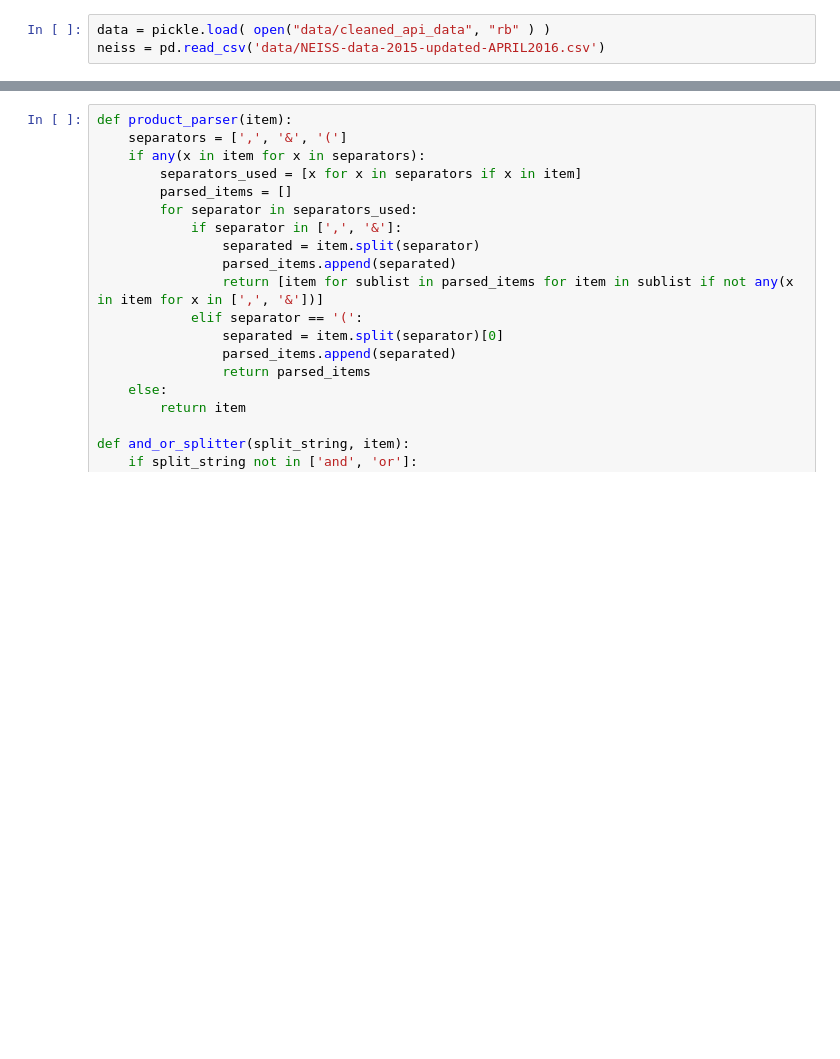
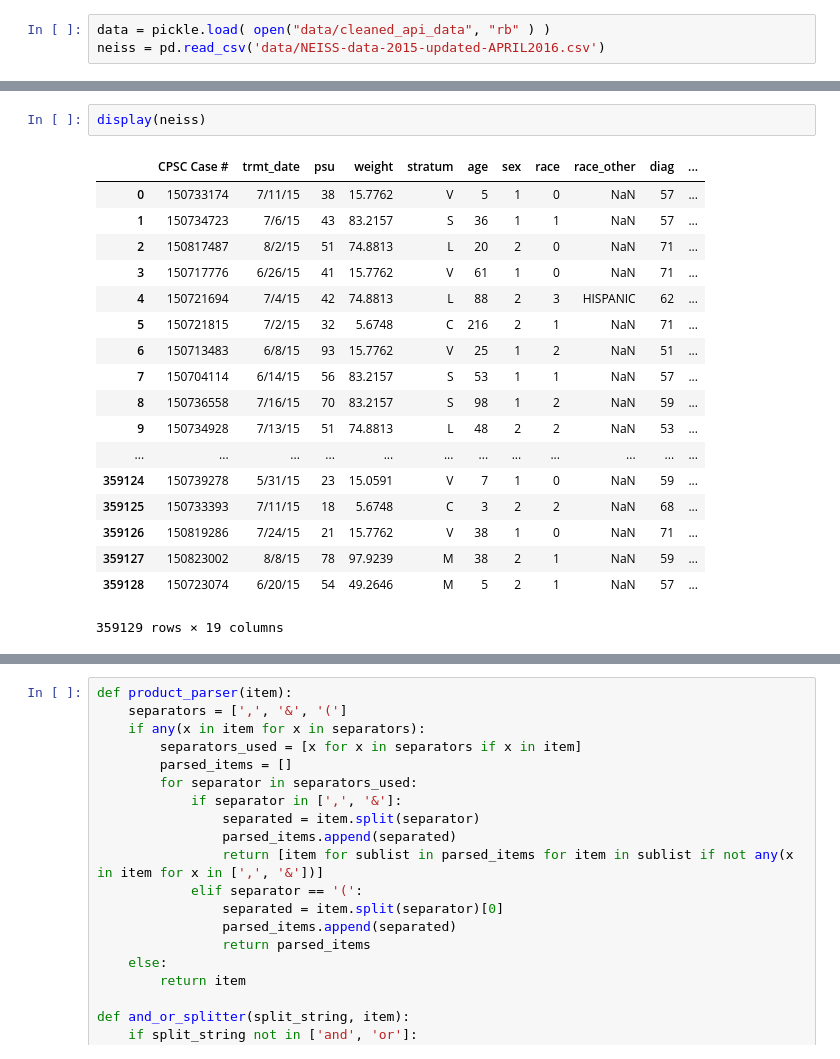
Before and after one commit to minh5/cpsc, a Jupyter notebook: datakind.ipynb, the cells around one changed output, grey strips where cells are left out. Saved outputs shown, nothing was run; the diff lists cells and outputs as text; blank space fills up the shorter version.

```diff
--- a/datakind.ipynb
+++ b/datakind.ipynb
@@ -48,0 +70,21 @@ neiss = pd.read_csv('data/NEISS-data-2015-updated-APRIL2016.csv')
+# %%
+display(neiss)
+# %% [output]
+|  | CPSC Case # | trmt_date | psu | weight | stratum | age | sex | race | race_other | diag | ... |
+| 0 | 150733174 | 7/11/15 | 38 | 15.7762 | V | 5 | 1 | 0 | NaN | 57 | ... |
+| 1 | 150734723 | 7/6/15 | 43 | 83.2157 | S | 36 | 1 | 1 | NaN | 57 | ... |
+| 2 | 150817487 | 8/2/15 | 51 | 74.8813 | L | 20 | 2 | 0 | NaN | 71 | ... |
+| 3 | 150717776 | 6/26/15 | 41 | 15.7762 | V | 61 | 1 | 0 | NaN | 71 | ... |
+| 4 | 150721694 | 7/4/15 | 42 | 74.8813 | L | 88 | 2 | 3 | HISPANIC | 62 | ... |
+| 5 | 150721815 | 7/2/15 | 32 | 5.6748 | C | 216 | 2 | 1 | NaN | 71 | ... |
+| 6 | 150713483 | 6/8/15 | 93 | 15.7762 | V | 25 | 1 | 2 | NaN | 51 | ... |
+| 7 | 150704114 | 6/14/15 | 56 | 83.2157 | S | 53 | 1 | 1 | NaN | 57 | ... |
+| 8 | 150736558 | 7/16/15 | 70 | 83.2157 | S | 98 | 1 | 2 | NaN | 59 | ... |
+| 9 | 150734928 | 7/13/15 | 51 | 74.8813 | L | 48 | 2 | 2 | NaN | 53 | ... |
+| ... | ... | ... | ... | ... | ... | ... | ... | ... | ... | ... | ... |
+| 359124 | 150739278 | 5/31/15 | 23 | 15.0591 | V | 7 | 1 | 0 | NaN | 59 | ... |
+| 359125 | 150733393 | 7/11/15 | 18 | 5.6748 | C | 3 | 2 | 2 | NaN | 68 | ... |
+| 359126 | 150819286 | 7/24/15 | 21 | 15.7762 | V | 38 | 1 | 0 | NaN | 71 | ... |
+| 359127 | 150823002 | 8/8/15 | 78 | 97.9239 | M | 38 | 2 | 1 | NaN | 59 | ... |
+| 359128 | 150723074 | 6/20/15 | 54 | 49.2646 | M | 5 | 2 | 1 | NaN | 57 | ... |
+359129 rows × 19 columns
```
Also changed, not shown: parts of 4 cells of this notebook.
